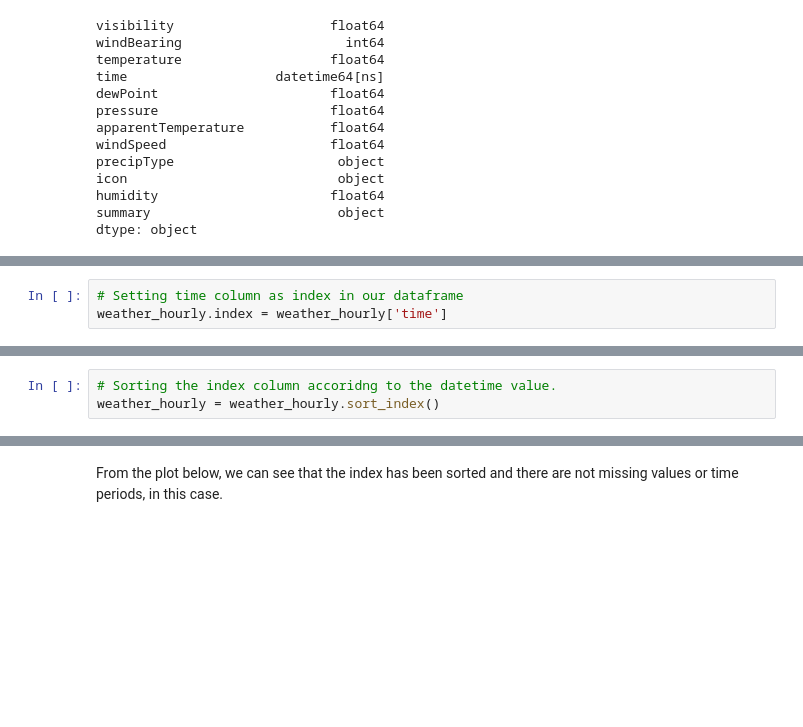
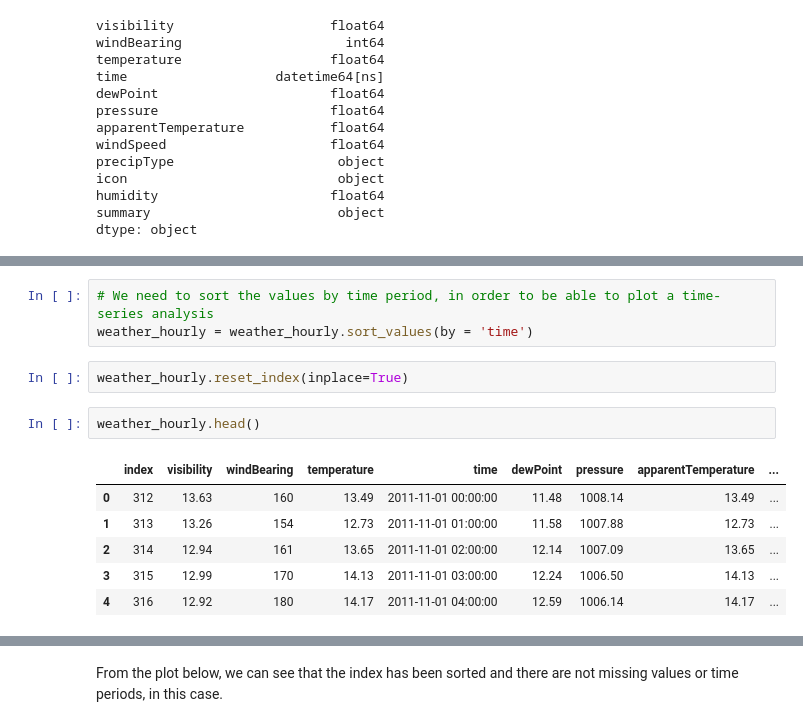
Before and after one commit to wobniarin/Project-Week-8-Final-Project, a Jupyter notebook: your-project/2.JupyterNotebooks/0_Data_Cleaning.ipynb, the cells around one changed output, grey strips where cells are left out. Drawn from its saved outputs; the diff is of its cells as text; blank space fills up the shorter version.

```diff
--- a/your-project/2.JupyterNotebooks/0_Data_Cleaning.ipynb
+++ b/your-project/2.JupyterNotebooks/0_Data_Cleaning.ipynb
@@ -193,6 +195,3 @@ As we can see from the cell above, we don't have missing values in the weather h
-# %%
-# Setting time column as index in our dataframe
-weather_hourly.index = weather_hourly['time']
 # %%
 weather_hourly.head()
 # %% [output]
@@ -206,6 +204,17 @@ weather_hourly.head()
-# %%
-# Sorting the index column accoridng to the datetime value.
-weather_hourly = weather_hourly.sort_index()
+# %%
+# We need to sort the values by time period, in order to be able to plot a time-series analysis
+weather_hourly = weather_hourly.sort_values(by = 'time')
+# %%
+weather_hourly.reset_index(inplace=True)
+# %%
+weather_hourly.head()
+# %% [output]
+|  | index | visibility | windBearing | temperature | time | dewPoint | pressure | apparentTemperature | ... |
+| 0 | 312 | 13.63 | 160 | 13.49 | 2011-11-01 00:00:00 | 11.48 | 1008.14 | 13.49 | ... |
+| 1 | 313 | 13.26 | 154 | 12.73 | 2011-11-01 01:00:00 | 11.58 | 1007.88 | 12.73 | ... |
+| 2 | 314 | 12.94 | 161 | 13.65 | 2011-11-01 02:00:00 | 12.14 | 1007.09 | 13.65 | ... |
+| 3 | 315 | 12.99 | 170 | 14.13 | 2011-11-01 03:00:00 | 12.24 | 1006.50 | 14.13 | ... |
+| 4 | 316 | 12.92 | 180 | 14.17 | 2011-11-01 04:00:00 | 12.59 | 1006.14 | 14.17 | ... |
 # %%
 # Plotting the datetime index to see that they are correctly sorted.
 plt.figure(figsize=(20,10))
```
Also changed, not shown: parts of 34 cells of this notebook, 1 other file.
